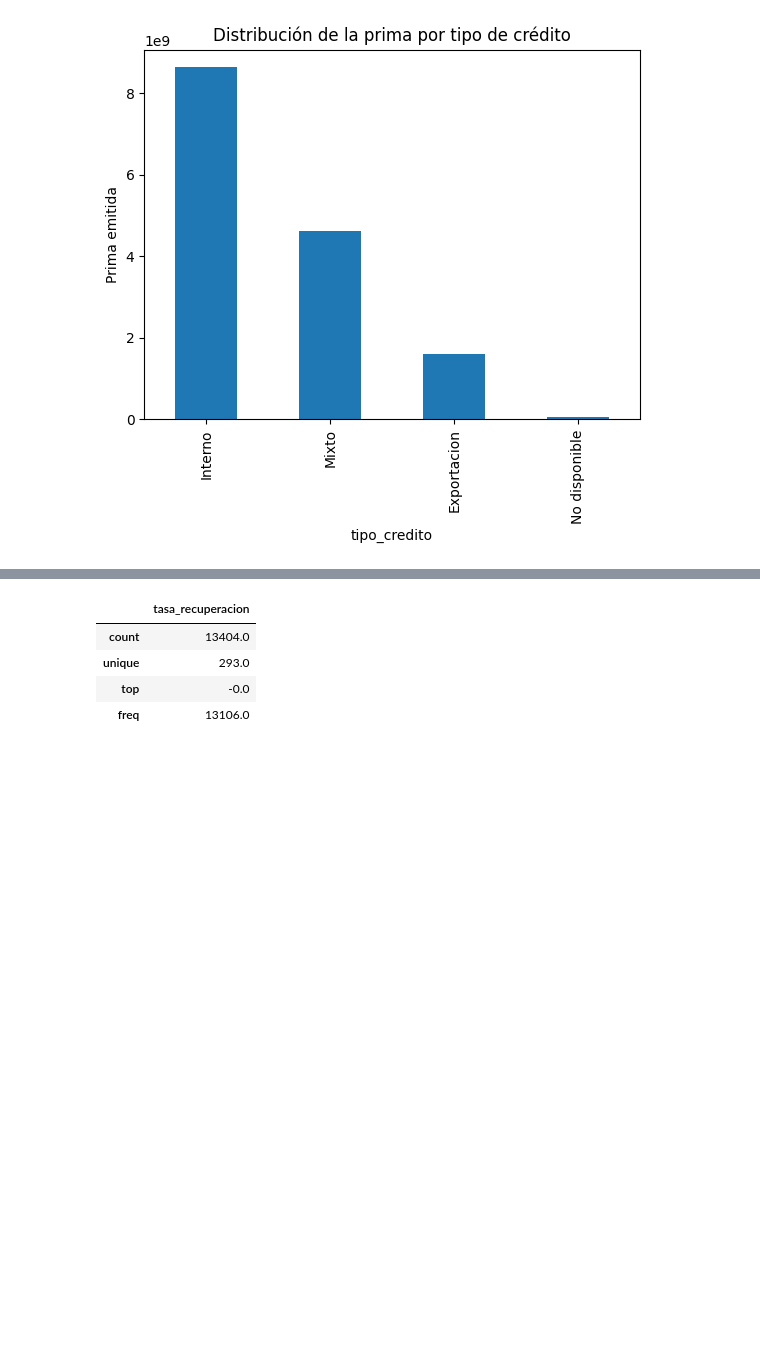
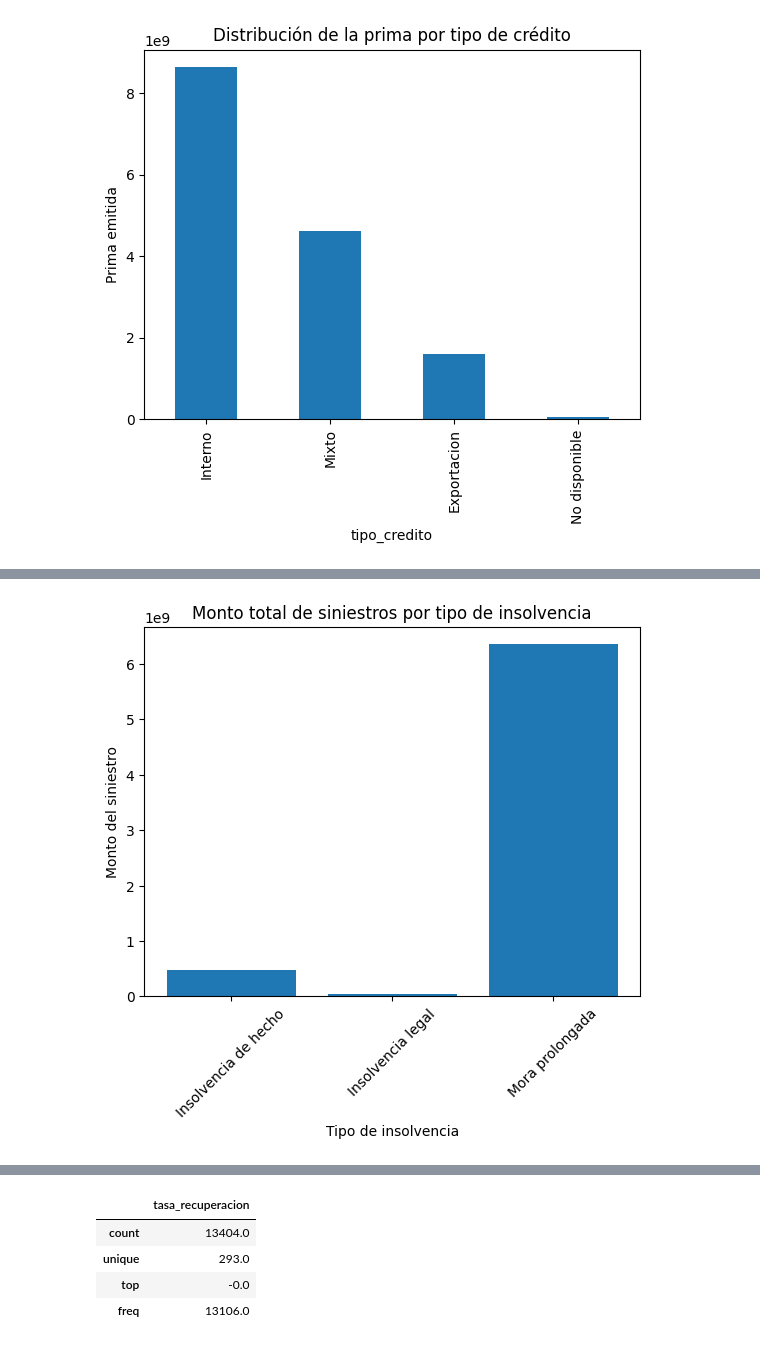
Before and after one commit to yoselin-morua/Proyecto-Cr-dito-Mercado, a Jupyter notebook: proyecto_credito_mercado/eda_creditos.ipynb, the cells around one changed output, grey strips where cells are left out. Saved outputs shown, nothing was run; the diff lists cells and outputs as text; code cells hidden in the pictures; blank space fills up the shorter version.

```diff
--- a/proyecto_credito_mercado/eda_creditos.ipynb
+++ b/proyecto_credito_mercado/eda_creditos.ipynb
@@ -645,0 +651,14 @@ KeyError: 'tipo_insolvencia'
+# %%
+# Muestra el monto total del tipo de insolvencia enlos siniestros
+plt.figure()
+plt.bar(
+    siniestros_insolvencia['tipo_insolvencia'],
+    siniestros_insolvencia['monto']
+)
+plt.title('Monto total de siniestros por tipo de insolvencia')
+plt.xlabel('Tipo de insolvencia')
+plt.ylabel('Monto del siniestro')
+plt.xticks(rotation=45)
+plt.show()
+# %% [output]
+[figure, added]
```
Also changed, not shown: parts of 9 cells of this notebook.
